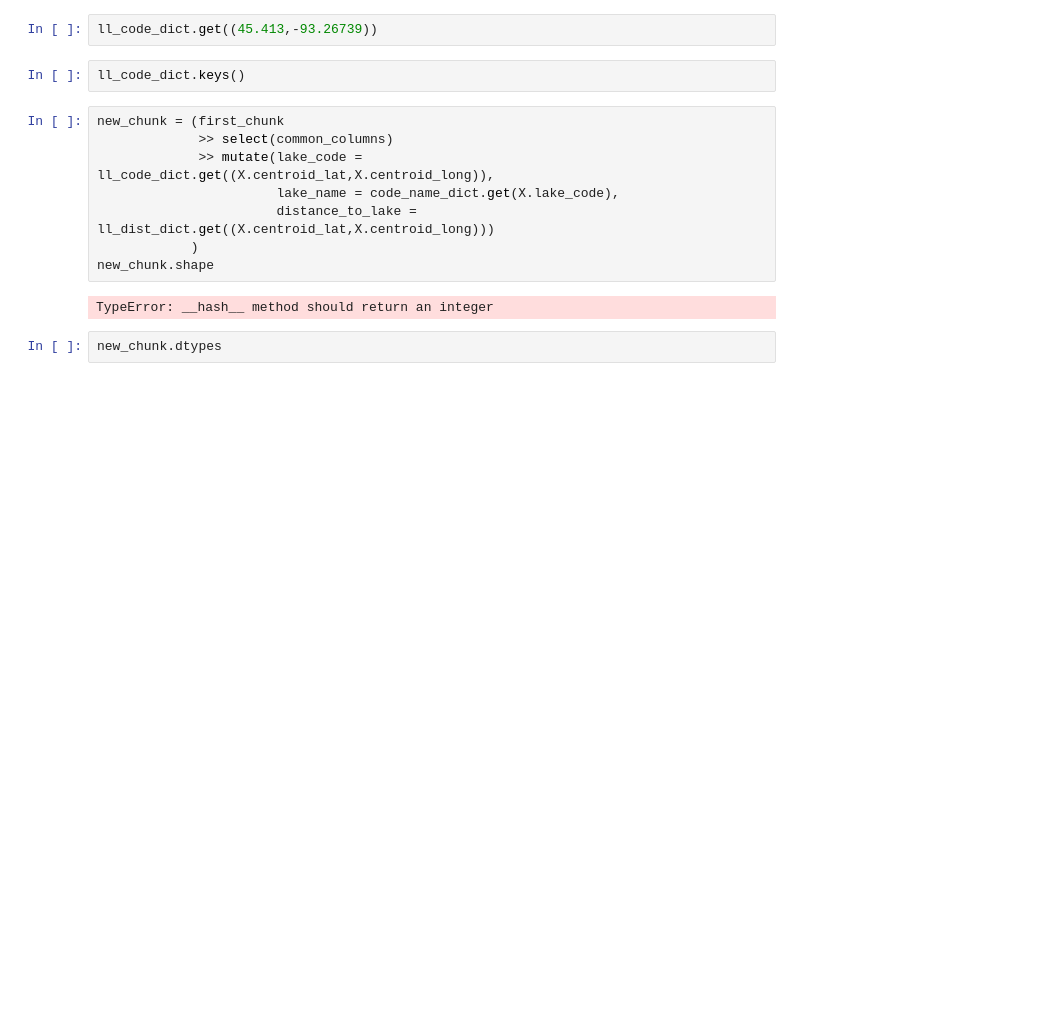
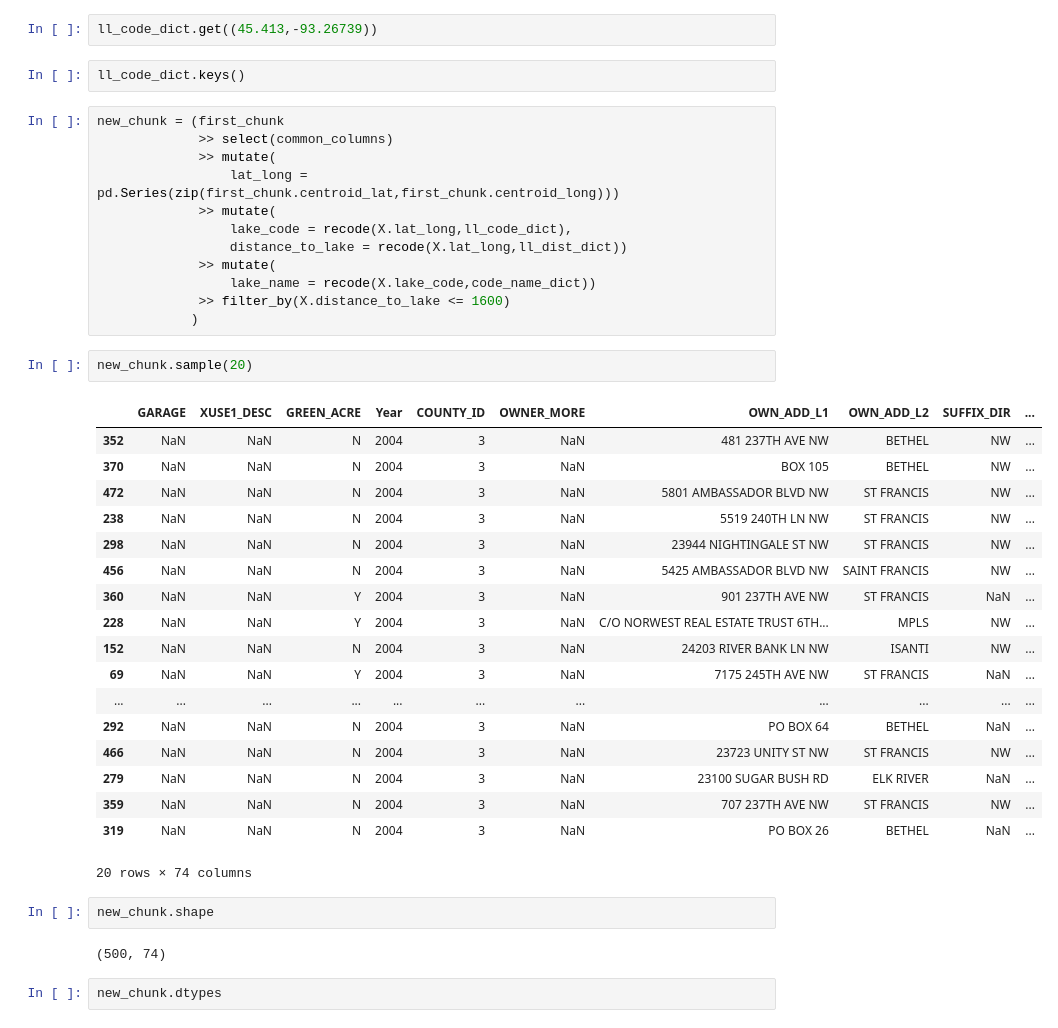
Before and after one commit to SMiertschin/DSCI430, a Jupyter notebook: project_1_part_4_SM.ipynb, the cells around one changed output. Drawn from its saved outputs; the diff is of its cells as text; blank space fills up the shorter version.

```diff
--- a/project_1_part_4_SM.ipynb
+++ b/project_1_part_4_SM.ipynb
@@ -80,16 +83,43 @@ first_chunk.head()
 ll_code_dict.get((45.413,-93.26739))
 # %%
 ll_code_dict.keys()
-# %%
-new_chunk = (first_chunk
-             >> select(common_columns)
-             >> mutate(lake_code = ll_code_dict.get((X.centroid_lat,X.centroid_long)),
-                       lake_name = code_name_dict.get(X.lake_code),
-                       distance_to_lake = ll_dist_dict.get((X.centroid_lat,X.centroid_long)))
-            )
-new_chunk.shape
-# %% [output]
-TypeError: __hash__ method should return an integer
+# %%
+new_chunk = (first_chunk
+             >> select(common_columns)
+             >> mutate(
+                 lat_long = pd.Series(zip(first_chunk.centroid_lat,first_chunk.centroid_long)))
+             >> mutate(
+                 lake_code = recode(X.lat_long,ll_code_dict),
+                 distance_to_lake = recode(X.lat_long,ll_dist_dict))
+             >> mutate(
+                 lake_name = recode(X.lake_code,code_name_dict))
+             >> filter_by(X.distance_to_lake <= 1600)
+            )
+# %%
+new_chunk.sample(20)
+# %% [output]
+|  | GARAGE | XUSE1_DESC | GREEN_ACRE | Year | COUNTY_ID | OWNER_MORE | OWN_ADD_L1 | OWN_ADD_L2 | SUFFIX_DIR | ... |
+| 352 | NaN | NaN | N | 2004 | 3 | NaN | 481 237TH AVE NW | BETHEL | NW | ... |
+| 370 | NaN | NaN | N | 2004 | 3 | NaN | BOX 105 | BETHEL | NW | ... |
+| 472 | NaN | NaN | N | 2004 | 3 | NaN | 5801 AMBASSADOR BLVD NW | ST FRANCIS | NW | ... |
+| 238 | NaN | NaN | N | 2004 | 3 | NaN | 5519 240TH LN NW | ST FRANCIS | NW | ... |
+| 298 | NaN | NaN | N | 2004 | 3 | NaN | 23944 NIGHTINGALE ST NW | ST FRANCIS | NW | ... |
+| 456 | NaN | NaN | N | 2004 | 3 | NaN | 5425 AMBASSADOR BLVD NW | SAINT FRANCIS | NW | ... |
+| 360 | NaN | NaN | Y | 2004 | 3 | NaN | 901 237TH AVE NW | ST FRANCIS | NaN | ... |
+| 228 | NaN | NaN | Y | 2004 | 3 | NaN | C/O NORWEST REAL ESTATE TRUST 6TH... | MPLS | NW | ... |
+| 152 | NaN | NaN | N | 2004 | 3 | NaN | 24203 RIVER BANK LN NW | ISANTI | NW | ... |
+| 69 | NaN | NaN | Y | 2004 | 3 | NaN | 7175 245TH AVE NW | ST FRANCIS | NaN | ... |
+| ... | ... | ... | ... | ... | ... | ... | ... | ... | ... | ... |
+| 292 | NaN | NaN | N | 2004 | 3 | NaN | PO BOX 64 | BETHEL | NaN | ... |
+| 466 | NaN | NaN | N | 2004 | 3 | NaN | 23723 UNITY ST NW | ST FRANCIS | NW | ... |
+| 279 | NaN | NaN | N | 2004 | 3 | NaN | 23100 SUGAR BUSH RD | ELK RIVER | NaN | ... |
+| 359 | NaN | NaN | N | 2004 | 3 | NaN | 707 237TH AVE NW | ST FRANCIS | NW | ... |
+| 319 | NaN | NaN | N | 2004 | 3 | NaN | PO BOX 26 | BETHEL | NaN | ... |
+20 rows × 74 columns
+# %%
+new_chunk.shape
+# %% [output]
+(500, 74)
 # %%
 new_chunk.dtypes
 # %% [output]
```
Also changed, not shown: parts of 2 cells of this notebook, 1 other file.
